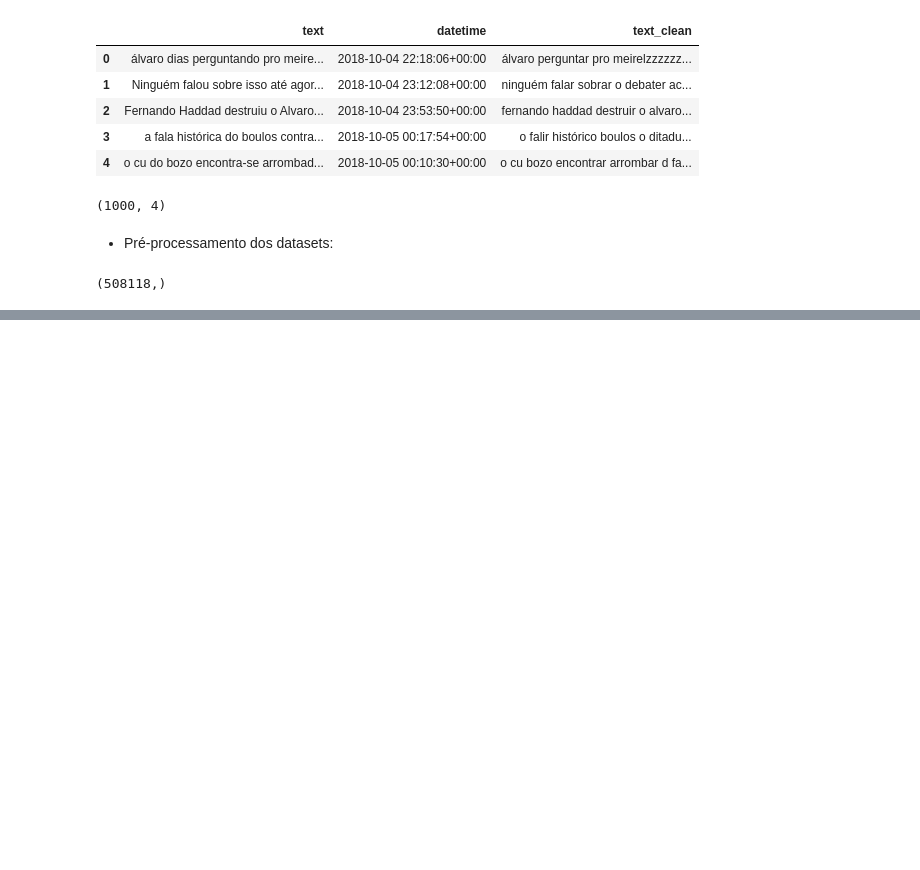
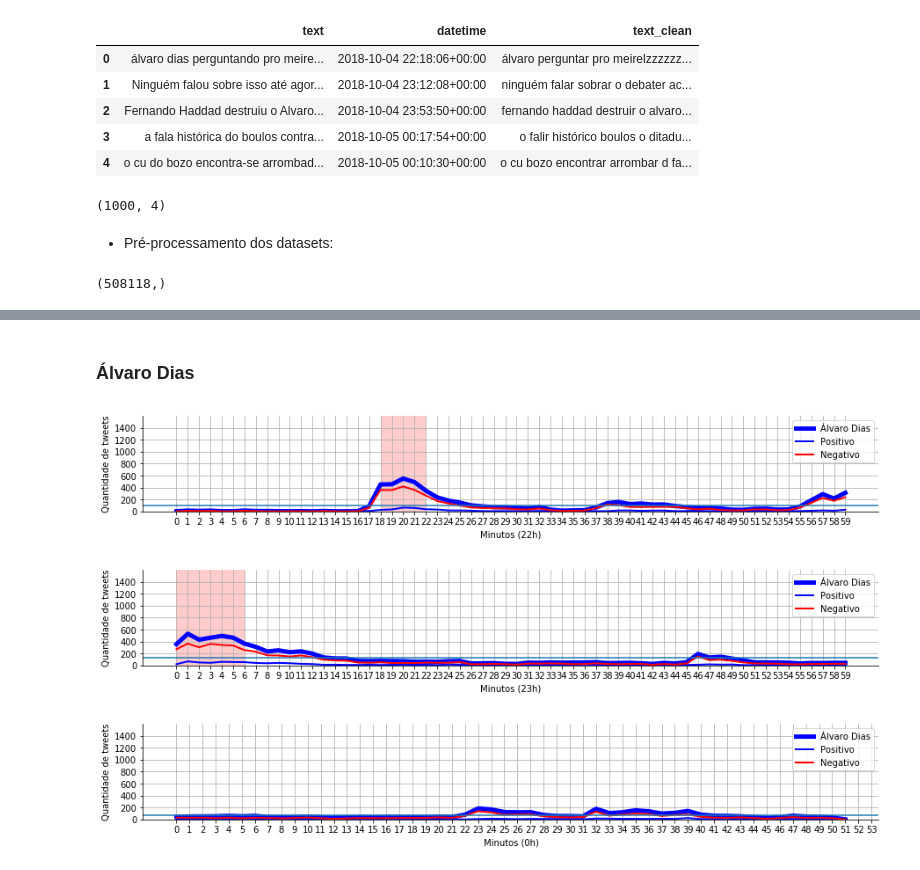
Before and after one commit to bambrozim/DebatePresidenciaveisGlobo2018, a Jupyter notebook: Debate Presidenciáveis Globo - 2018.ipynb, the cells around one changed output, grey strips where cells are left out. Drawn from its saved outputs; the diff is of its cells as text; code cells hidden in the pictures; blank space fills up the shorter version.

```diff
--- a/Debate Presidenciáveis Globo - 2018.ipynb
+++ b/Debate Presidenciáveis Globo - 2018.ipynb
@@ -723,0 +432,8 @@ qtde_tweets_df.drop('total', axis=1).plot(kind='bar', stacked=True, colormap='co
+# %% [markdown]
+### Álvaro Dias <a id='alvaro'></a>
+# %%
+plot_distribuicao_sentimento(full_tweets, 'alvaro', 2.6)
+# %% [output]
+[figure, added]
+[figure, added]
+[figure, added]
```
Also changed, not shown: parts of 72 cells of this notebook.
